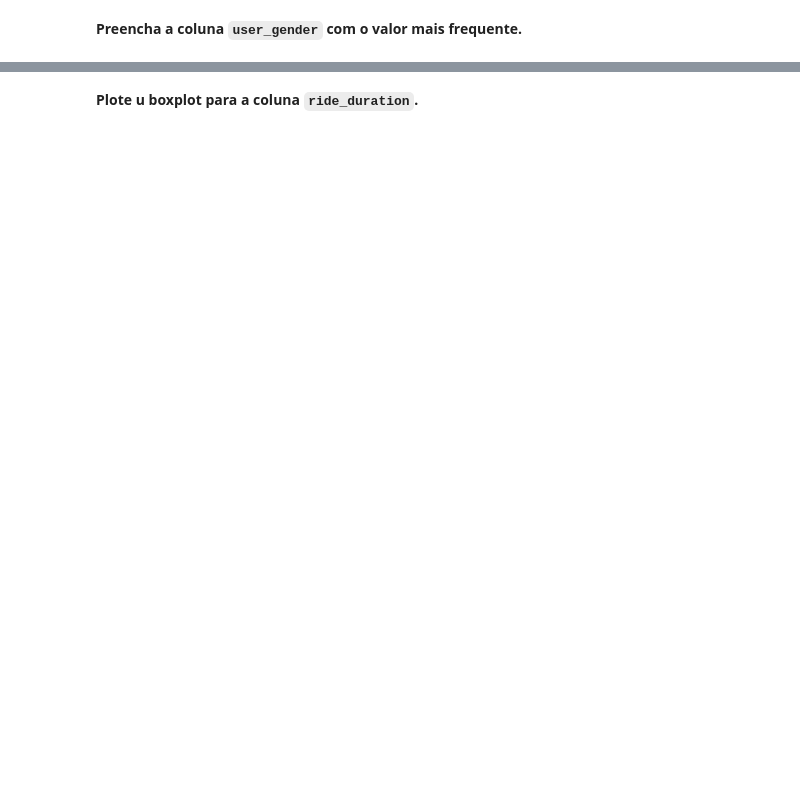
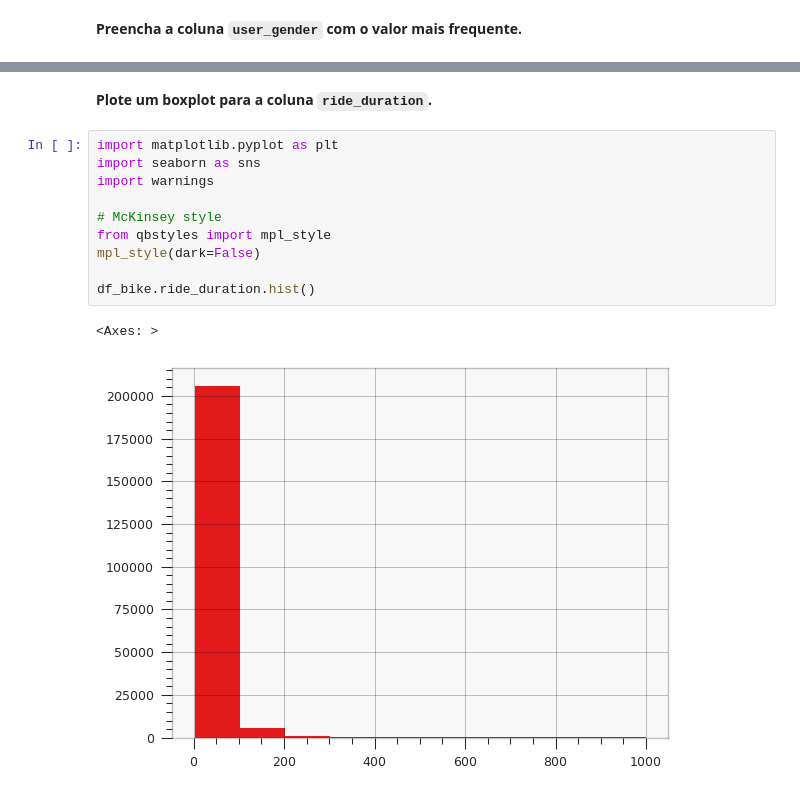
Before and after one commit to pedrohfm/dsnp, a Jupyter notebook: analise-dados-e-pandas/DSNP_4_0_Lista_de_Exercícios.ipynb, the cells around one changed output, grey strips where cells are left out. Drawn from its saved outputs; the diff is of its cells as text; blank space fills up the shorter version.

```diff
--- a/analise-dados-e-pandas/DSNP_4_0_Lista_de_Exercícios.ipynb
+++ b/analise-dados-e-pandas/DSNP_4_0_Lista_de_Exercícios.ipynb
@@ -82,2 +212,15 @@ df_bike.head()
 # %% [markdown]
-**Plote u boxplot para a coluna `ride_duration`.**
+**Plote um boxplot para a coluna `ride_duration`.**
+# %%
+import matplotlib.pyplot as plt
+import seaborn as sns
+import warnings
+
+# McKinsey style
+from qbstyles import mpl_style
+mpl_style(dark=False)
+
+df_bike.ride_duration.hist()
+# %% [output]
+<Axes: >
+[figure, added]
```
Also changed, not shown: parts of 18 cells of this notebook.
